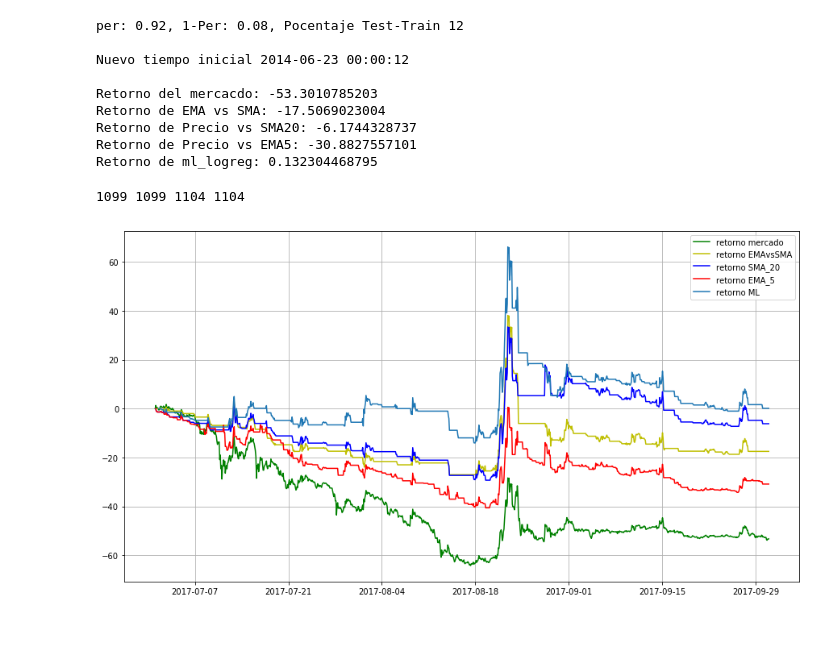
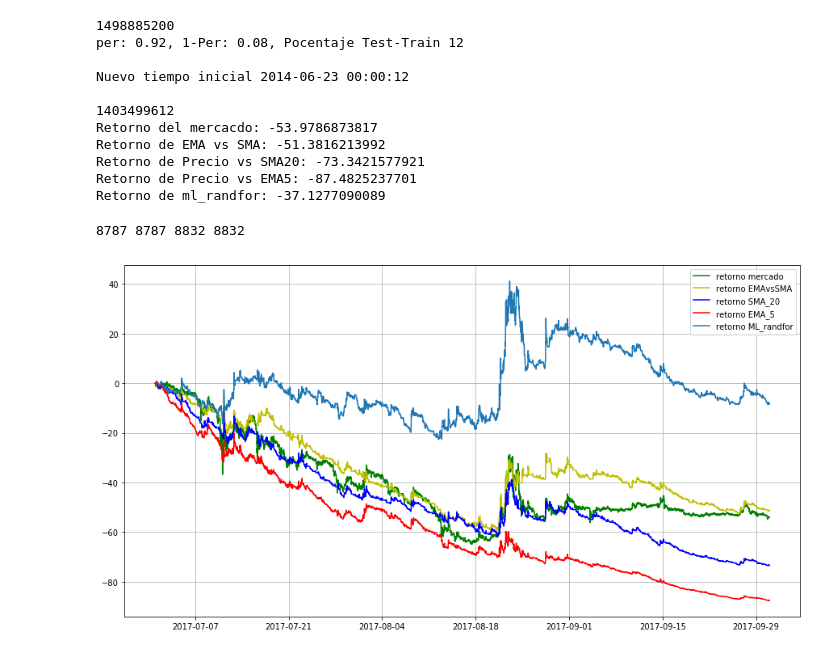
Before and after one commit to ADCryptoSolutions/adcb, a Jupyter notebook: StrategiesTest.ipynb, the cells around one changed output. Saved outputs shown, nothing was run; the diff lists cells and outputs as text; code cells hidden in the pictures.

```diff
--- a/StrategiesTest.ipynb
+++ b/StrategiesTest.ipynb
@@ -10,7 +10,7 @@ plt.rcParams['figure.figsize'] = 15, 8
 pair="BTC_XRP"
 start=string2ts("2017-07-01 00:00:00")
 end=string2ts("2017-09-30 23:59:59")
-period=3600*2
+period=3600/4
 
 # trayendo y preparando datos
 df  = prepareData(pair=pair,
@@ -46,35 +46,44 @@ relativeReturn2,v2 = profit(w2)
 start = ml_init_time(end,start,per)
 # cargando y preparando datos
 df2 = prepareData(pair=pair, start=start, end=end, period=period)
-w4, t = run_strategy("ml_logreg",df2,pair,True,per)
-relativeReturn4,v4 = profit(w4)
-
+#w4, t = run_strategy("ml_logreg",df2,pair,True,per)
+#relativeReturn4,v4 = profit(w4)
+w5, t = run_strategy("ml_randfor",df2,pair,True,per)
+relativeReturn5,v5 = profit(w5)
+#w6, t = run_strategy("ml_knn",df2,pair,True,per)
+#relativeReturn6,v6 = profit(w6)
 print 'Retorno del mercacdo: %s'%(marketReturn)
 print 'Retorno de EMA vs SMA: %s'%(relativeReturn*100)
 print 'Retorno de Precio vs SMA20: %s'%(relativeReturn3*100)
 print 'Retorno de Precio vs EMA5: %s'%(relativeReturn2*100)
-print 'Retorno de ml_logreg: %s'%(relativeReturn4*100)
+#print 'Retorno de ml_logreg: %s'%(relativeReturn4*100)
+print 'Retorno de ml_randfor: %s'%(relativeReturn5*100)
+#print 'Retorno de ml_knn: %s'%(relativeReturn6*100)
 # %% [output]
+1498885200
 per: 0.92, 1-Per: 0.08, Pocentaje Test-Train 12
 
 Nuevo tiempo inicial 2014-06-23 00:00:12
 
-Retorno del mercacdo: -53.3010785203
-Retorno de EMA vs SMA: -17.5069023004
-Retorno de Precio vs SMA20: -6.1744328737
-Retorno de Precio vs EMA5: -30.8827557101
-Retorno de ml_logreg: 0.132304468795
+1403499612
+Retorno del mercacdo: -53.9786873817
+Retorno de EMA vs SMA: -51.3816213992
+Retorno de Precio vs SMA20: -73.3421577921
+Retorno de Precio vs EMA5: -87.4825237701
+Retorno de ml_randfor: -37.1277090089
 # %%
 plt.plot(df.index[:],cum_return1*100,'g', label='retorno mercado')
 plt.plot(df.index[:],v*100,'y',label='retorno EMAvsSMA')
 plt.plot(df.index[:],v3*100,'b',label='retorno SMA_20')
 plt.plot(df.index[:],v2*100,'r',label='retorno EMA_5')
-plt.plot(df2.index[int(len(df2)*per):],v4*100,label='retorno ML')
+#plt.plot(df2.index[int(len(df2)*per):],v4*100,label='retorno ML_logreg')
+plt.plot(df2.index[int(len(df2)*per):],v5*100,label='retorno ML_randfor')
+#plt.plot(df2.index[int(len(df2)*per):],v6*100,label='retorno ML_knn')
 
 plt.legend(loc='best')
 plt.grid()
 
 print len(df2.index[int(len(df2)*per):]), len(v4), len(v2), len(df.index)
 # %% [output]
-1099 1099 1104 1104
+8787 8787 8832 8832
-[figure, old version]
+[figure, new version]
```
Also changed, not shown: 6 other files.
